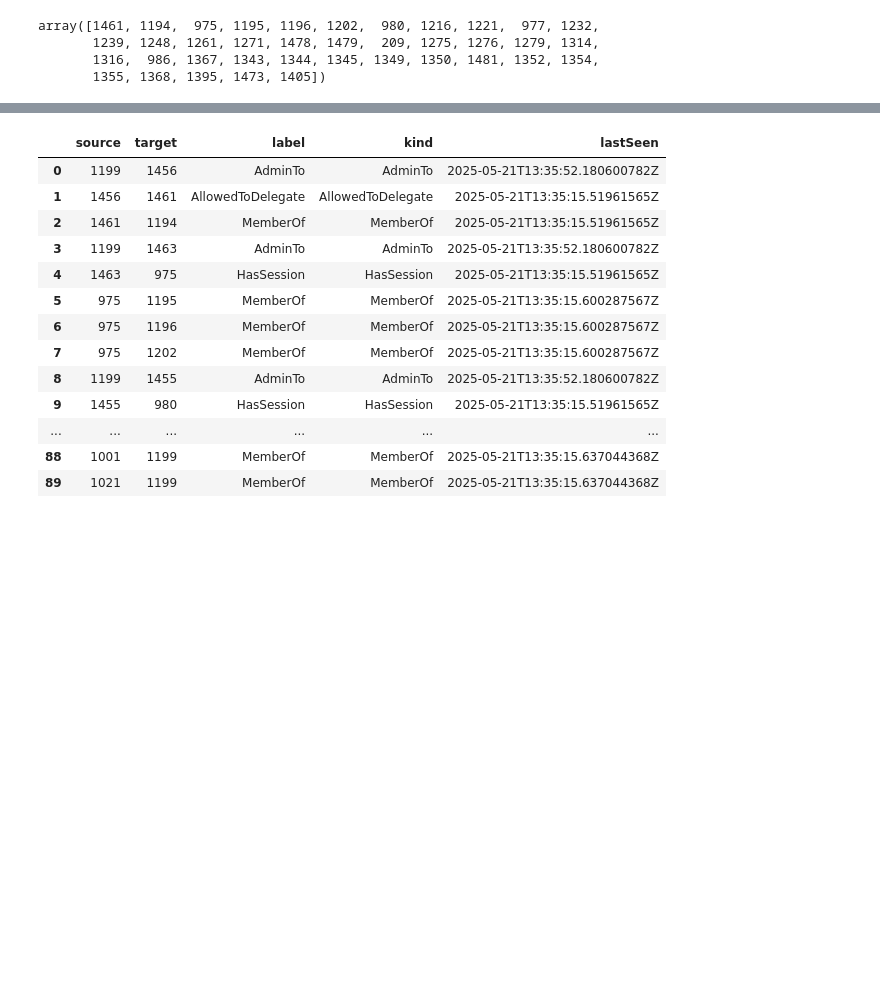
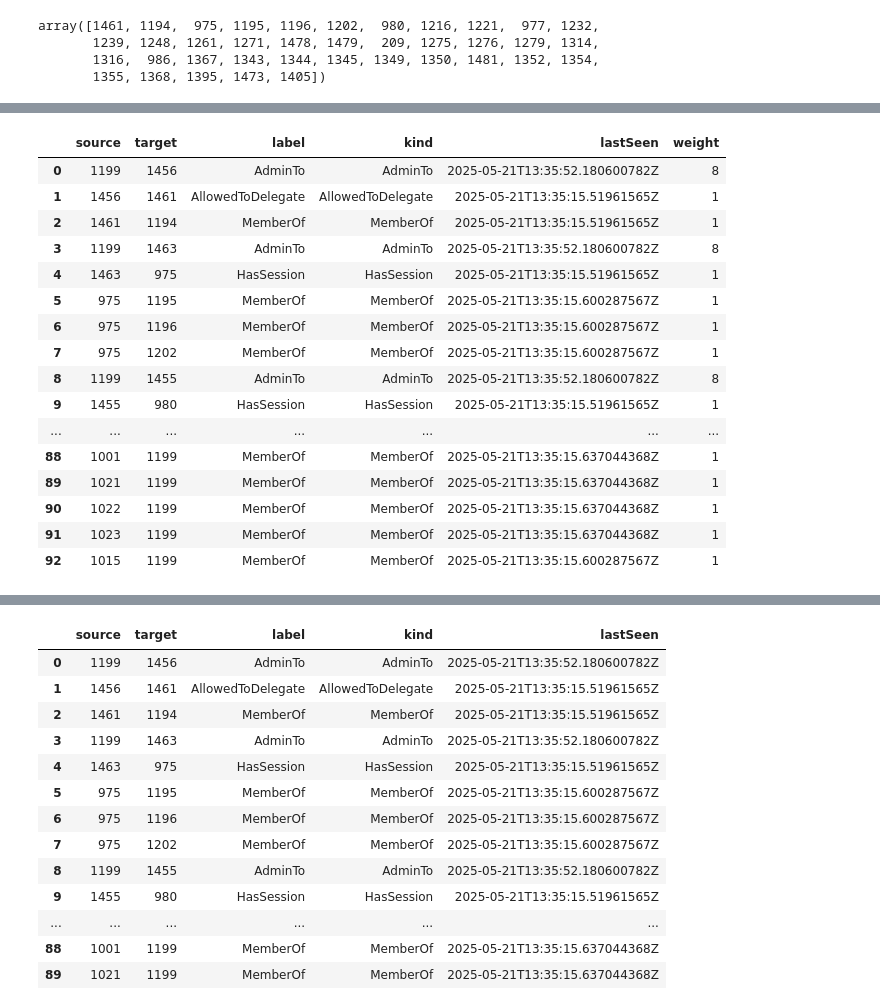
Before and after one commit to markajbell/BH, a Jupyter notebook: Import.ipynb, the cells around one changed output, grey strips where cells are left out. Cells and saved outputs as stored; diff of their text form; code cells hidden in the pictures; blank space fills up the shorter version.

```diff
--- a/Import.ipynb
+++ b/Import.ipynb
@@ -720,0 +737,20 @@ Matching source values: [1461  975  980  977 1239 1221 1478 1479  209 1196  986
+# %%
+edges_tier0
+# %% [output]
+|  | source | target | label | kind | lastSeen | weight |
+| 0 | 1199 | 1456 | AdminTo | AdminTo | 2025-05-21T13:35:52.180600782Z | 8 |
+| 1 | 1456 | 1461 | AllowedToDelegate | AllowedToDelegate | 2025-05-21T13:35:15.51961565Z | 1 |
+| 2 | 1461 | 1194 | MemberOf | MemberOf | 2025-05-21T13:35:15.51961565Z | 1 |
+| 3 | 1199 | 1463 | AdminTo | AdminTo | 2025-05-21T13:35:52.180600782Z | 8 |
+| 4 | 1463 | 975 | HasSession | HasSession | 2025-05-21T13:35:15.51961565Z | 1 |
+| 5 | 975 | 1195 | MemberOf | MemberOf | 2025-05-21T13:35:15.600287567Z | 1 |
+| 6 | 975 | 1196 | MemberOf | MemberOf | 2025-05-21T13:35:15.600287567Z | 1 |
+| 7 | 975 | 1202 | MemberOf | MemberOf | 2025-05-21T13:35:15.600287567Z | 1 |
+| 8 | 1199 | 1455 | AdminTo | AdminTo | 2025-05-21T13:35:52.180600782Z | 8 |
+| 9 | 1455 | 980 | HasSession | HasSession | 2025-05-21T13:35:15.51961565Z | 1 |
+| ... | ... | ... | ... | ... | ... | ... |
+| 88 | 1001 | 1199 | MemberOf | MemberOf | 2025-05-21T13:35:15.637044368Z | 1 |
+| 89 | 1021 | 1199 | MemberOf | MemberOf | 2025-05-21T13:35:15.637044368Z | 1 |
+| 90 | 1022 | 1199 | MemberOf | MemberOf | 2025-05-21T13:35:15.637044368Z | 1 |
+| 91 | 1023 | 1199 | MemberOf | MemberOf | 2025-05-21T13:35:15.637044368Z | 1 |
+| 92 | 1015 | 1199 | MemberOf | MemberOf | 2025-05-21T13:35:15.600287567Z | 1 |
```
Also changed, not shown: parts of 5 cells of this notebook.
